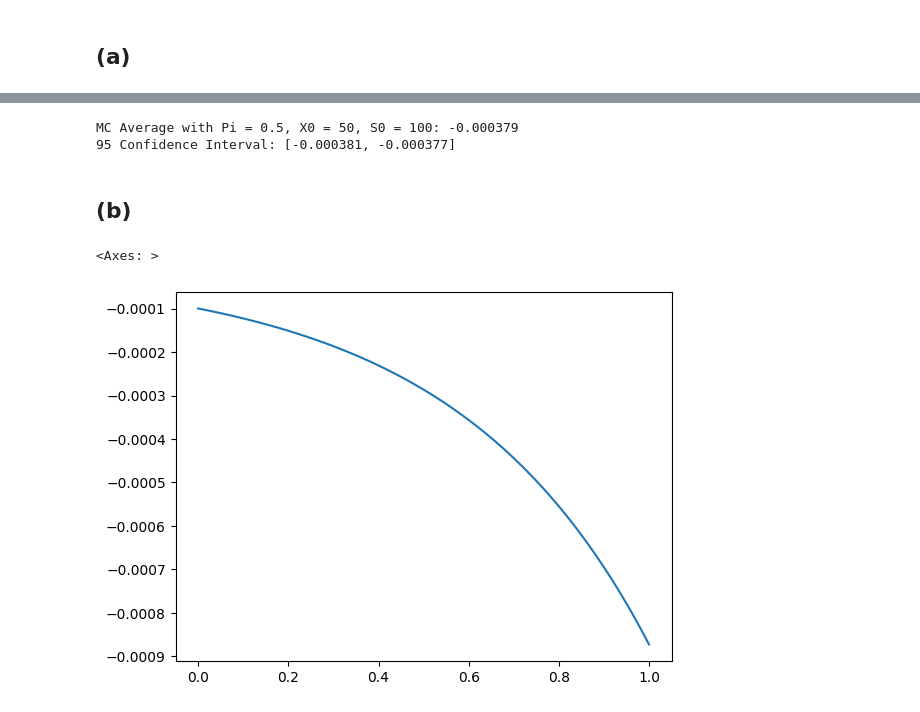
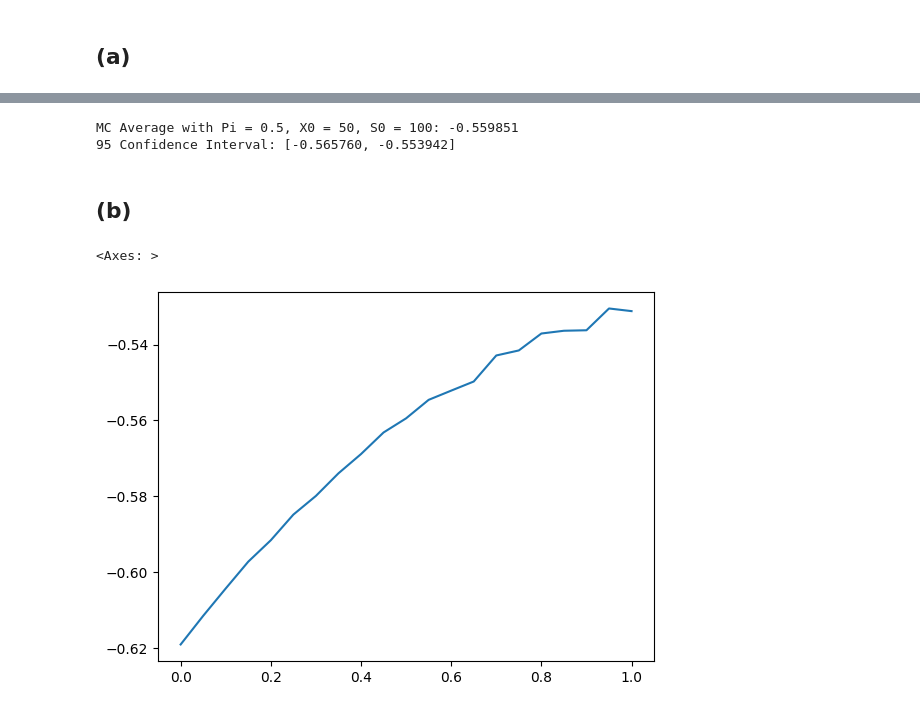
Before and after one commit to DanLeEpicMan/PSTAT-223C, a Jupyter notebook: hw1/hw1.ipynb, the cells around one changed output, grey strips where cells are left out. Drawn from its saved outputs; the diff is of its cells as text; code cells hidden in the pictures.

```diff
--- a/hw1/hw1.ipynb
+++ b/hw1/hw1.ipynb
@@ -266,6 +268,7 @@ lam = 6
 zeta = 50
 gamma = -1.5
 dt = 0.02
+M = 10000
 
 rng = np.random.default_rng(1234)
 # %% [markdown]
@@ -312,50 +319,37 @@ Where $\Delta \hat{S}_{n} = \hat{S}_{n} - \hat{S}_{n-1}$
-# %%
-def simulate_x(pi: float = 0.5, x0 = 50, s_path: np.ndarray = None) -> np.ndarray:
-    '''
-    Return a sample path of S_t. s_path is a given path of samples (a new path will be simulated if this isn't passed)
-    '''
-    s_path = s_path if s_path is not None else simulate_s()
-    dS = np.diff(s_path) # note that this has 1 less size, e.g. len(dS) = len(s_path) - 1
-    x_path = np.empty(len(s_path))
-    x_path[0] = x0
-
-    for i in range(1, len(s_path)):
-        x_path[i] = x_path[i-1] + pi * x_path[i-1] * dS[i-1] / s_path[i-1] + (1 - pi) * x_path[i-1] * dt
-
-    return x_path
 # %%
 def compute_utility_samples(
     pi: float = 0.5,
-    x0 = 50,
-    s_path: np.ndarray | None = None,
-    sims = 10000
+    x0 = 1,
+    dW: np.ndarray | None = None,
+    samps: int = M
 ) -> np.ndarray:
-    x_samples = np.array([simulate_x(pi, x0=x0, s_path=s_path) for _ in range(sims)])
+    x_samples = np.array([simulate_x(pi=pi, x0=x0, dW=dW) for _ in range(samps)])
     utility_samples = x_samples[:, -1]**gamma / gamma
 
     return utility_samples
 
-samps = compute_utility_samples()
+dW = rng.normal(scale=np.sqrt(dt), size=(M, int(T / dt) + 1))
+samps = compute_utility_samples(dW=dW, samps=1000)
 samps_avg = samps.mean()
 samps_std = samps.std(mean=samps_avg)
 print(
-    f'MC Average with Pi = 0.5, X0 = 50, S0 = 100: {samps_avg:.6f}',
+    f'MC Average with Pi = 0.5, X0 = 1: {samps_avg:.6f}',
     f'95 Confidence Interval: [{samps_avg - 1.96 * samps_std / np.sqrt(len(samps)):.6f}, {samps_avg + 1.96 * samps_std / np.sqrt(len(samps)):.6f}]',
     sep='\n'
 )
 # %% [output]
-MC Average with Pi = 0.5, X0 = 50, S0 = 100: -0.000379
-95 Confidence Interval: [-0.000381, -0.000377]
+MC Average with Pi = 0.5, X0 = 50, S0 = 100: -0.559851
+95 Confidence Interval: [-0.565760, -0.553942]
 # %% [markdown]
 ## (b)
-# %%
-pis = np.linspace(start=0, stop=1, num=51) # 0, 0.02, 0.04, ...
-
-s_samples = simulate_s()
-
-results = [compute_utility_samples(pi=pi, sims=1000, s_path=s_samples).mean() for pi in pis]
-
-sns.lineplot(x=pis, y=results)
-# %% [output]
-<Axes: >
-[figure, removed]
+# %%
+pis = np.linspace(start=0, stop=1, num=21) # 0, 0.05, 0.1, ...
+
+x_pi_sims = [compute_utility_samples(pi=pi, dW=dW, samps=500) for pi in pis] # lowering my samples for testing
+# %%
+utility_sims = [arr.mean() for arr in x_pi_sims]
+
+sns.lineplot(x=pis, y=utility_sims)
+# %% [output]
+<Axes: >
+[figure, added]
```
Also changed, not shown: parts of 20 cells of this notebook, 1 other file.
